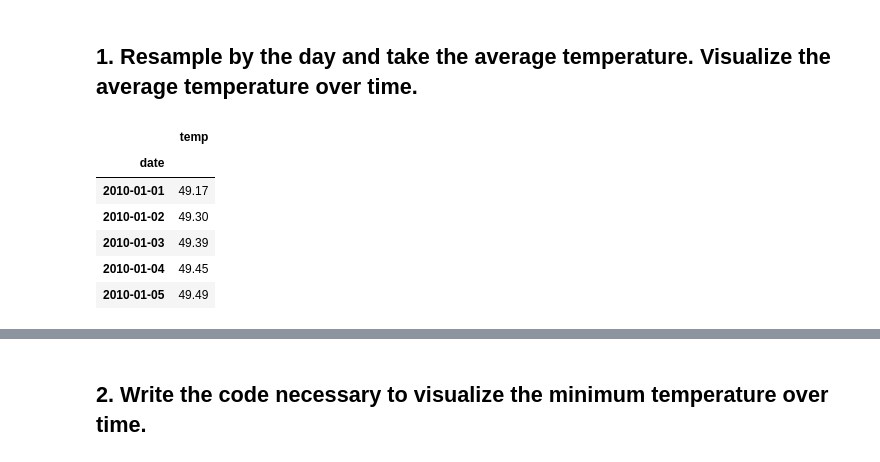
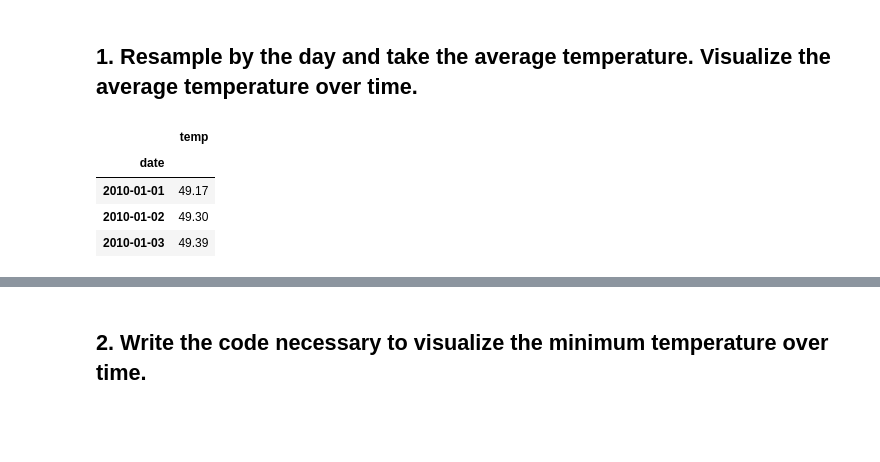
Before and after one commit to AswathyRadha100/time-series-exercises, a Jupyter notebook: dates_exercises.ipynb, the cells around one changed output, grey strips where cells are left out. Drawn from its saved outputs; the diff is of its cells as text; code cells hidden in the pictures; blank space fills up the shorter version.

```diff
--- a/dates_exercises.ipynb
+++ b/dates_exercises.ipynb
@@ -71,14 +62,14 @@ pandas.core.indexes.datetimes.DatetimeIndex
 # Use the above dataset for the following exercises:
 # %% [markdown]
 ## 1. Resample by the day and take the average temperature. Visualize the average temperature over time.
-# %%
-sf_temps.resample('D').mean().head()
-# %% [output]
-|  | temp |
-| date |  |
-| 2010-01-01 | 49.17 |
-| 2010-01-02 | 49.30 |
-| 2010-01-03 | 49.39 |
-| 2010-01-04 | 49.45 |
-| 2010-01-05 | 49.49 |
+# %%
+# Resample by the day and take the average temperature
+average_temp_by_day = sf_temps.resample('D').mean().head(3)
+average_temp_by_day
+# %% [output]
+|  | temp |
+| date |  |
+| 2010-01-01 | 49.17 |
+| 2010-01-02 | 49.30 |
+| 2010-01-03 | 49.39 |
 # %%
```
Also changed, not shown: parts of 91 cells of this notebook.
